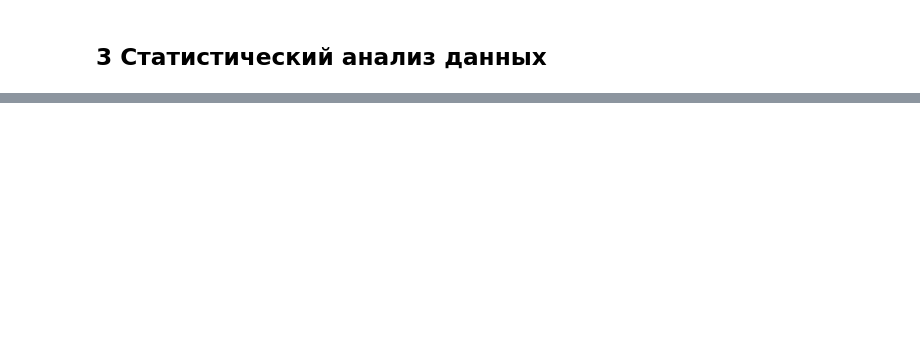
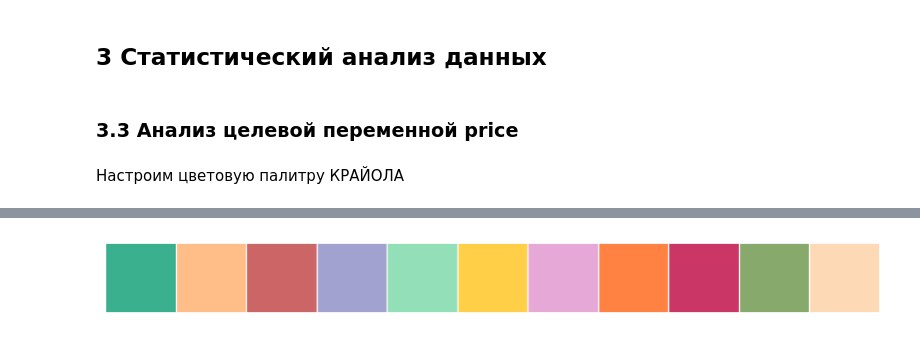
Before and after one commit to giperadmin/intro_in_ml_1, a Jupyter notebook: ML1_Introduction_jacquieb.ipynb, the cells around one changed output, grey strips where cells are left out. Cells and saved outputs as stored; diff of their text form; code cells hidden in the pictures; blank space fills up the shorter version.

```diff
--- a/ML1_Introduction_jacquieb.ipynb
+++ b/ML1_Introduction_jacquieb.ipynb
@@ -63,10 +63,12 @@ from sklearn.metrics import mean_absolute_error, mean_squared_error
 
 import lightgbm as lgb
 
+from ipywidgets import interact, IntSlider
+
 
 
 warnings.filterwarnings("ignore") # Скрыть предупреждения
-sns.set_theme(style="whitegrid", palette="Set2") # Сразу настроим фон и палитру для графиков
+sns.set_theme(style="darkgrid", palette="Set2") # Сразу настроим фон и палитру для графиков
 pd.set_option("display.max_columns", 100) # — чтобы пандас все столбцы показывал всегда (до сотни)
 print('все библиотеки импортированы')
 # %% [output]
@@ -243,2 +256,29 @@ price с listing_id: 0.008090
 # %% [markdown]
 ## 3 Статистический анализ данных
+# %% [markdown]
+### 3.3 Анализ целевой переменной price
+# %% [markdown]
+Настроим цветовую палитру КРАЙОЛА
+# %%
+%time
+crayon_colors = [
+    "Jungle Green",
+    "Macaroni and Cheese", # кремово-оранжевый
+
+    "Fuzzy Wuzzy",         # коричнево-розовый
+    "Blue Bell",           # сиренево-синий
+    "Sea Green",           # морской зелёный
+    "Sunglow",             # солнечно-жёлтый
+    "Orchid",              # орхидея
+    "Mango Tango",
+    "Jazzberry Jam",       # малиновый
+    "Asparagus",           # спаржевый зелёный
+    "Apricot"
+]
+
+palette = sns.crayon_palette(crayon_colors)
+
+sns.set_theme(style="darkgrid", palette=palette)
+sns.palplot(palette)
+plt.show()
+# %% [output]
@@ -244,0 +287 @@ price с listing_id: 0.008090
+[figure, added]
```
Also changed, not shown: parts of 27 cells of this notebook.
